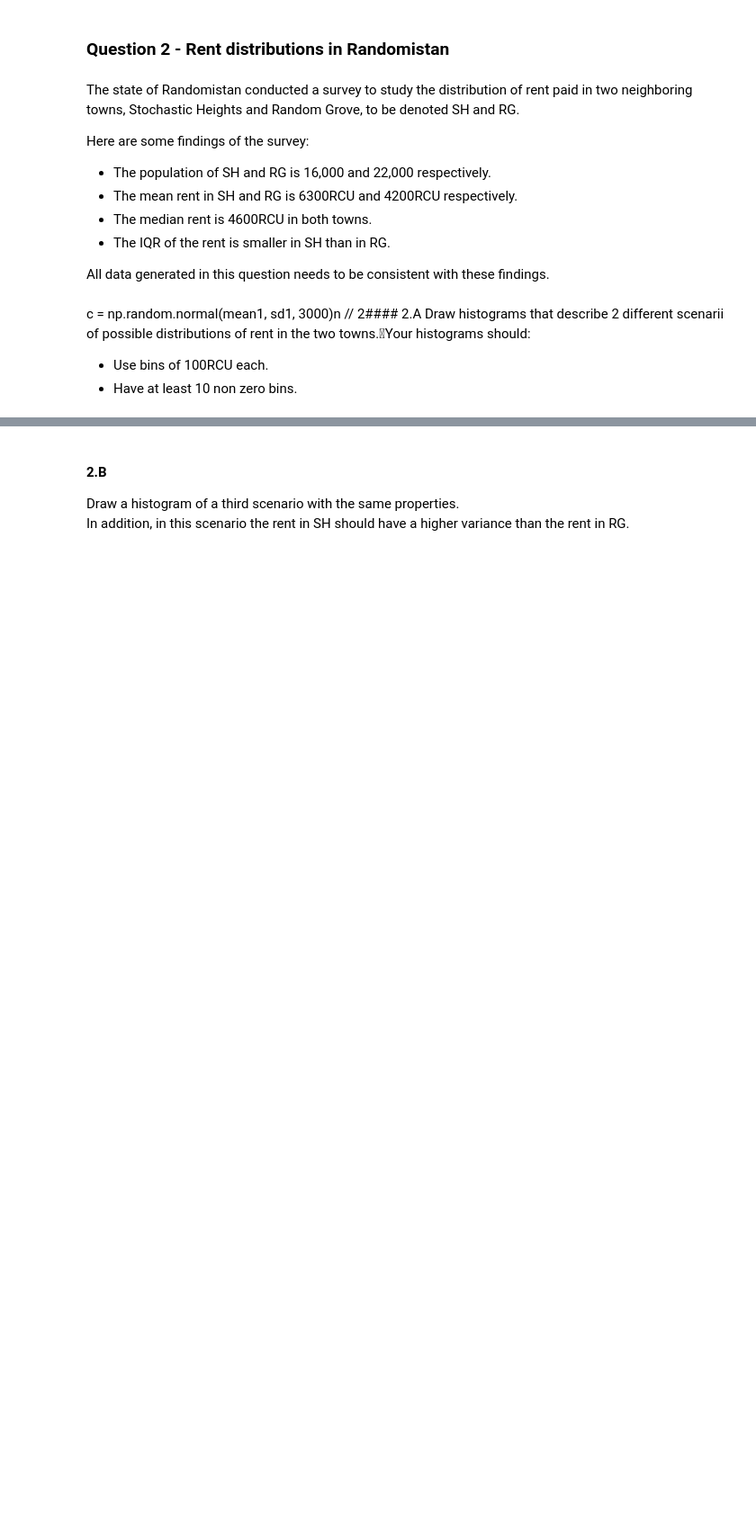
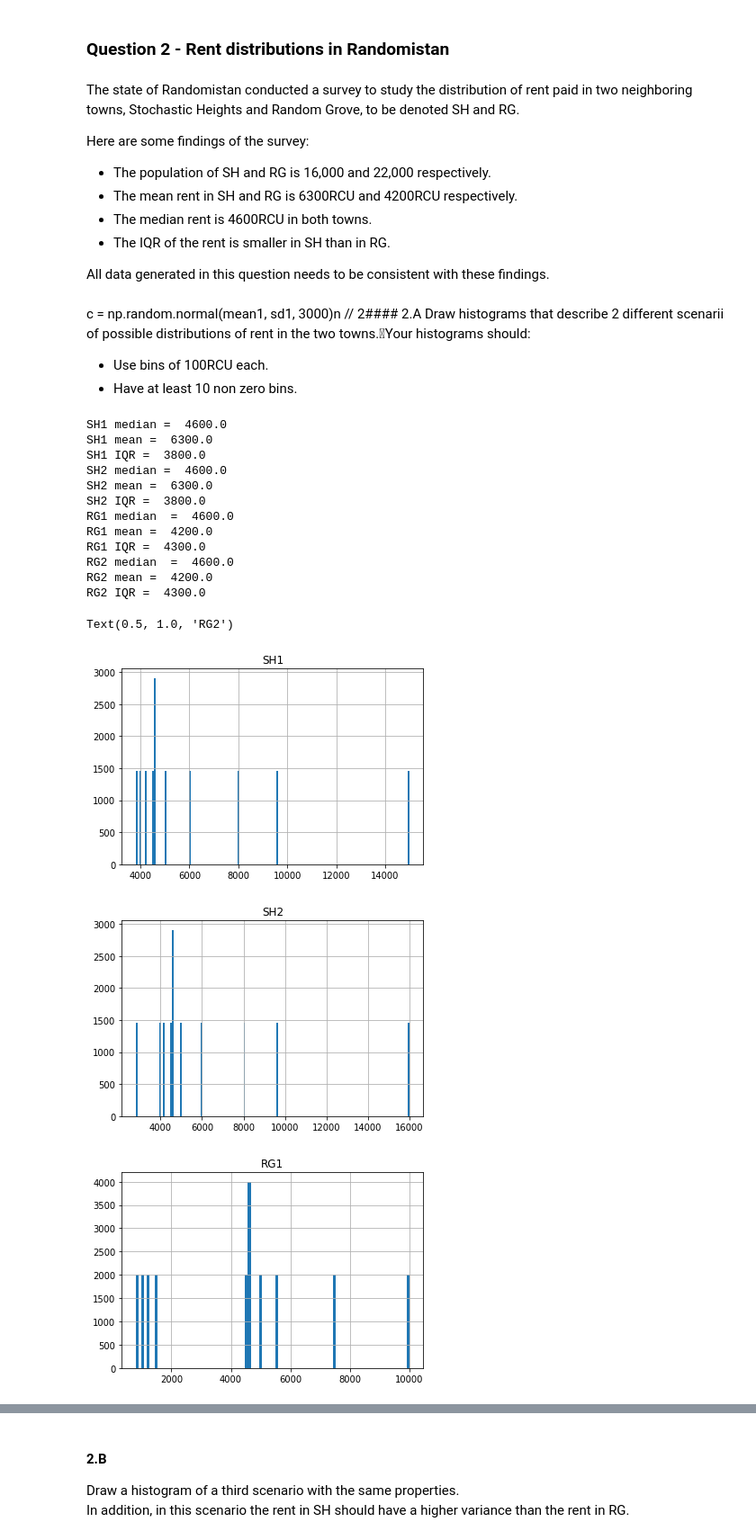
Before and after one commit to ohade/IDC-statistic-2020, a Jupyter notebook: hw1/HW1.ipynb, the cells around one changed output, grey strips where cells are left out. Shown at 90% size. Saved outputs shown, nothing was run; the diff lists cells and outputs as text; code cells hidden in the pictures; blank space fills up the shorter version.

```diff
--- a/hw1/HW1.ipynb
+++ b/hw1/HW1.ipynb
@@ -112,2 +117,55 @@ Draw histograms that describe 2 different scenarii of possible distributions of
 * Use bins of 100RCU each.
 * Have at least 10 non zero bins.
+# %%
+n_sh = 16000
+n_rg = 22000
+target_mu_sh = 6300
+target_mu_rg = 4200
+target_median = 4600
+
+sh1 = np.array(int(n_sh/11)*[3800,4000,4200,4500,4600,4600,5000,6000,8000,9600,15000])
+print("SH1 median = " , np.median(sh1))
+print("SH1 mean = " , np.mean(sh1))
+print("SH1 IQR = ",np.percentile(sh1,75)-np.percentile(sh1,25))
+pd.DataFrame(sh1).hist(bins=150)
+plt.title("SH1")
+
+sh2 = np.array(int(n_sh/11)*[2800,4000,4200,4500,4600,4600,5000,6000,8000,9600,16000])
+print("SH2 median = " , np.median(sh2))
+print("SH2 mean = " , np.mean(sh2))
+print("SH2 IQR = ",np.percentile(sh2,75)-np.percentile(sh2,25))
+pd.DataFrame(sh2).hist(bins=160)
+plt.title("SH2")
+
+
+
+rg1 = np.array(int(n_rg/11)*[800,1000,1200,1500,4600,4600,4500,5000,5500,7500,10000])
+print("RG1 median  = ",np.median(rg1))
+print("RG1 mean = ",np.mean(rg1))
+print("RG1 IQR = ",np.percentile(rg1,75)-np.percentile(rg1,25))
+pd.DataFrame(rg1).hist(bins=100)
+plt.title("RG1")
+
+rg2 = np.array(int(n_rg/11)*[800,1000,1200,2500,4600,4600,4500,5000,5500,6500,10000])
+print("RG2 median  = ",np.median(rg2))
+print("RG2 mean = ",np.mean(rg2))
+print("RG2 IQR = ",np.percentile(rg2,75)-np.percentile(rg2,25))
+pd.DataFrame(rg2).hist(bins=100)
+plt.title("RG2")
+# %% [output]
+SH1 median =  4600.0
+SH1 mean =  6300.0
+SH1 IQR =  3800.0
+SH2 median =  4600.0
+SH2 mean =  6300.0
+SH2 IQR =  3800.0
+RG1 median  =  4600.0
+RG1 mean =  4200.0
+RG1 IQR =  4300.0
+RG2 median  =  4600.0
+RG2 mean =  4200.0
+RG2 IQR =  4300.0
+Text(0.5, 1.0, 'RG2')
+[figure, added]
+[figure, added]
+[figure, added]
```
Also changed, not shown: parts of 11 cells of this notebook.
